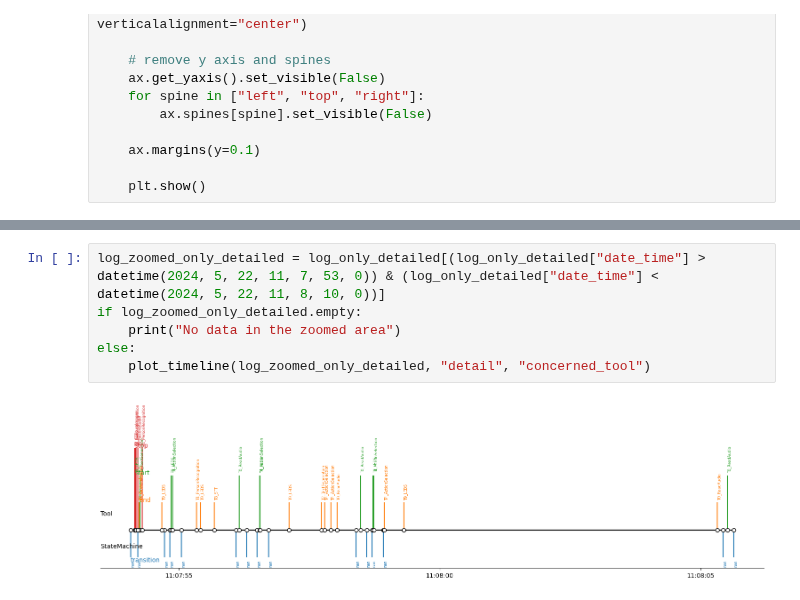
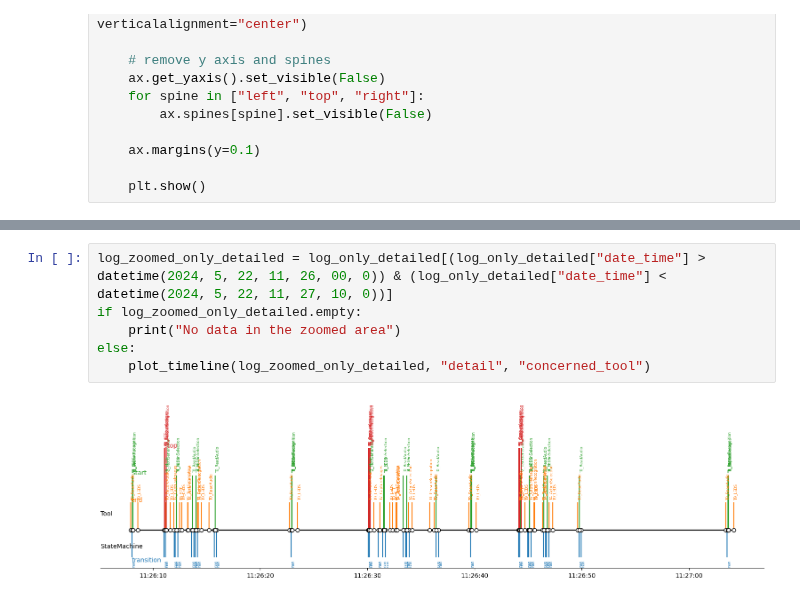
Before and after one commit to eliot-christon/robot-speech-to-speech, a Jupyter notebook: Tools/Evaluation/time_analysis/time_analysis.ipynb, the cells around one changed output, grey strips where cells are left out. Cells and saved outputs as stored; diff of their text form.

```diff
--- a/Tools/Evaluation/time_analysis/time_analysis.ipynb
+++ b/Tools/Evaluation/time_analysis/time_analysis.ipynb
@@ -245,8 +245,8 @@ plot_timeline(log_only_detailed, "detail", "concerned_tool")
 # %%
-log_zoomed_only_detailed = log_only_detailed[(log_only_detailed["date_time"] > datetime(2024, 5, 22, 11, 7, 53, 0)) & (log_only_detailed["date_time"] < datetime(2024, 5, 22, 11, 8, 10, 0))]
+log_zoomed_only_detailed = log_only_detailed[(log_only_detailed["date_time"] > datetime(2024, 5, 22, 11, 26, 00, 0)) & (log_only_detailed["date_time"] < datetime(2024, 5, 22, 11, 27, 10, 0))]
 if log_zoomed_only_detailed.empty:
     print("No data in the zoomed area")
 else:
     plot_timeline(log_zoomed_only_detailed, "detail", "concerned_tool")
 # %% [output]
-[figure, old version]
+[figure, new version]
```
Also changed, not shown: parts of 8 cells of this notebook.
